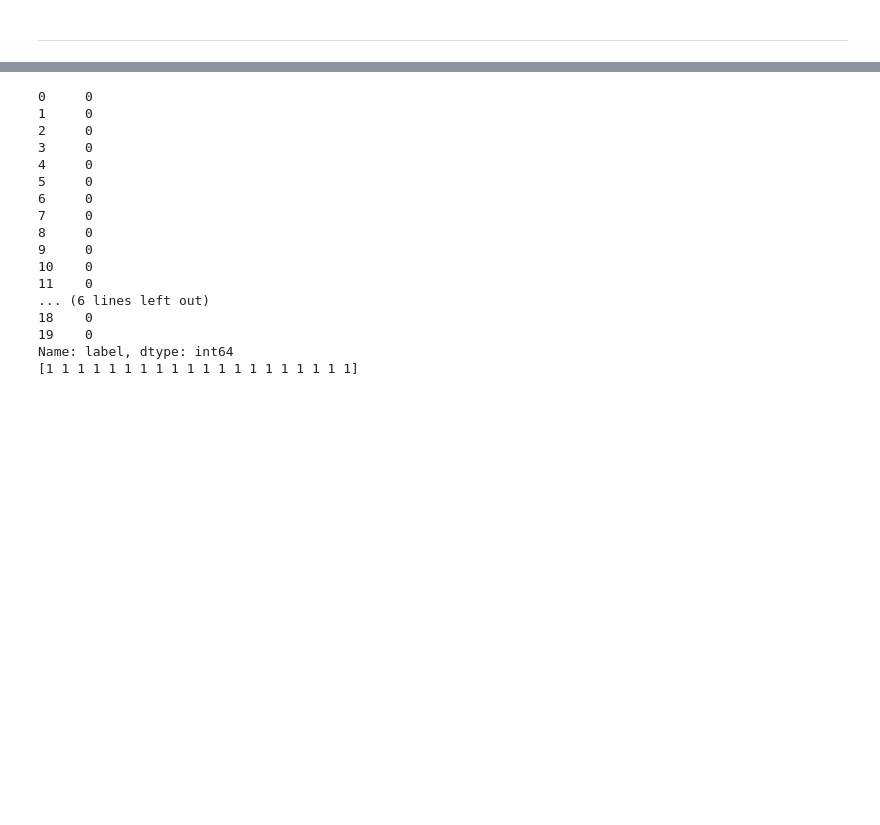
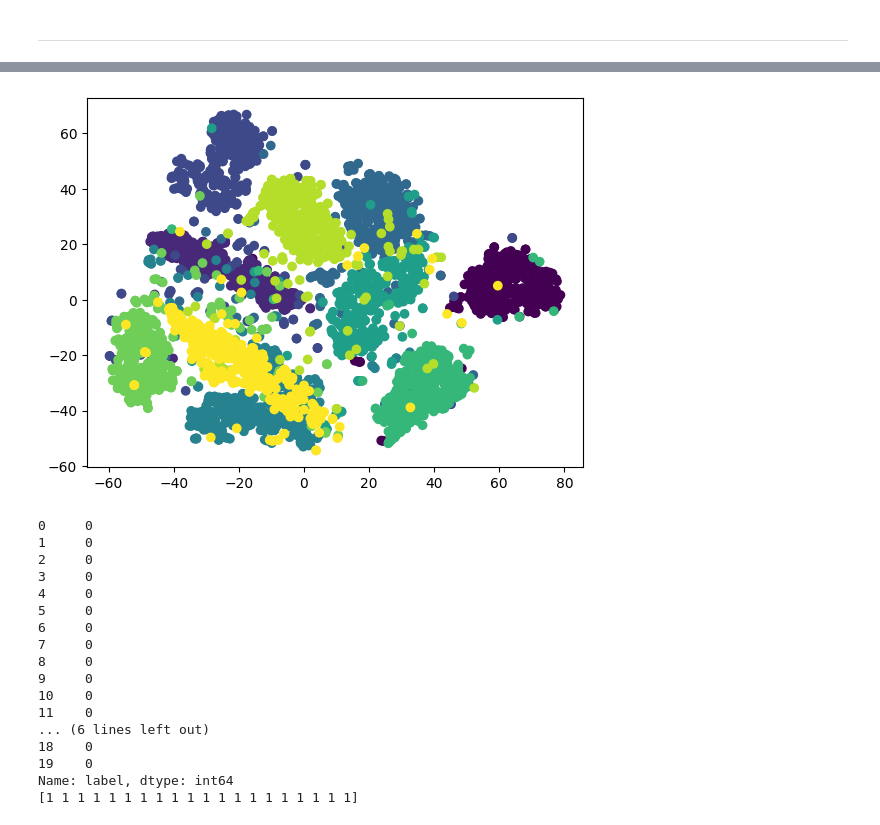
Before and after one commit to just1ce415/MMML_project, a Jupyter notebook: demo_tsne.ipynb, the cells around one changed output, grey strips where cells are left out. Cells and saved outputs as stored; diff of their text form; code cells hidden in the pictures; blank space fills up the shorter version.

```diff
--- a/demo_tsne.ipynb
+++ b/demo_tsne.ipynb
@@ -72,3 +103,9 @@ plt.show()
+# %%
+s_Y = s_tsne.embedding_
+plt.scatter(s_Y[:, 0], s_Y[:, 1], c=y_true)
+plt.show()
+# %% [output]
+[figure, added]
 # %%
 kmeans = MiniBatchKMeans(n_clusters=3,
                         random_state=0,
```
Also changed, not shown: parts of 8 cells of this notebook, 1 other file.
